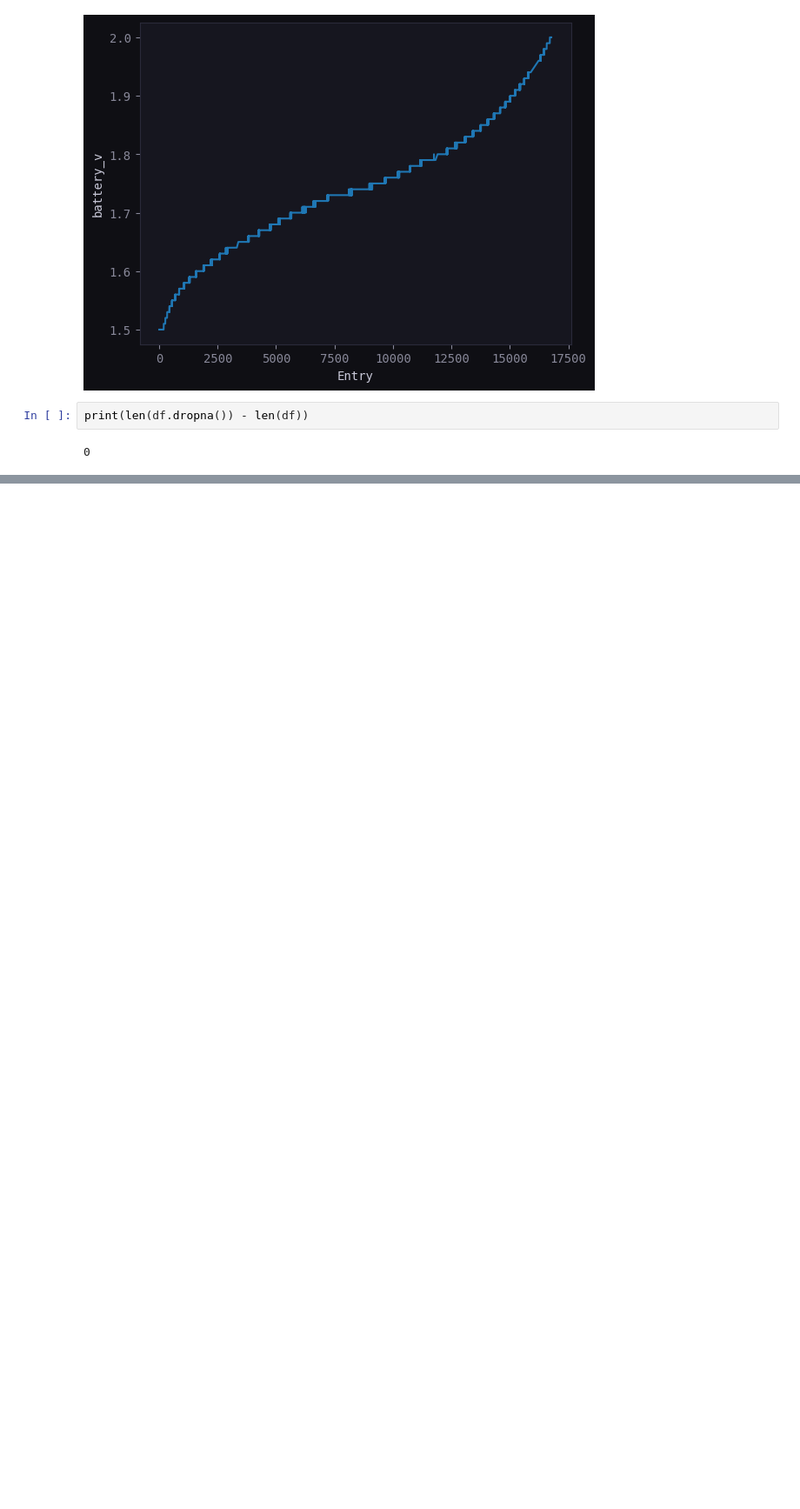
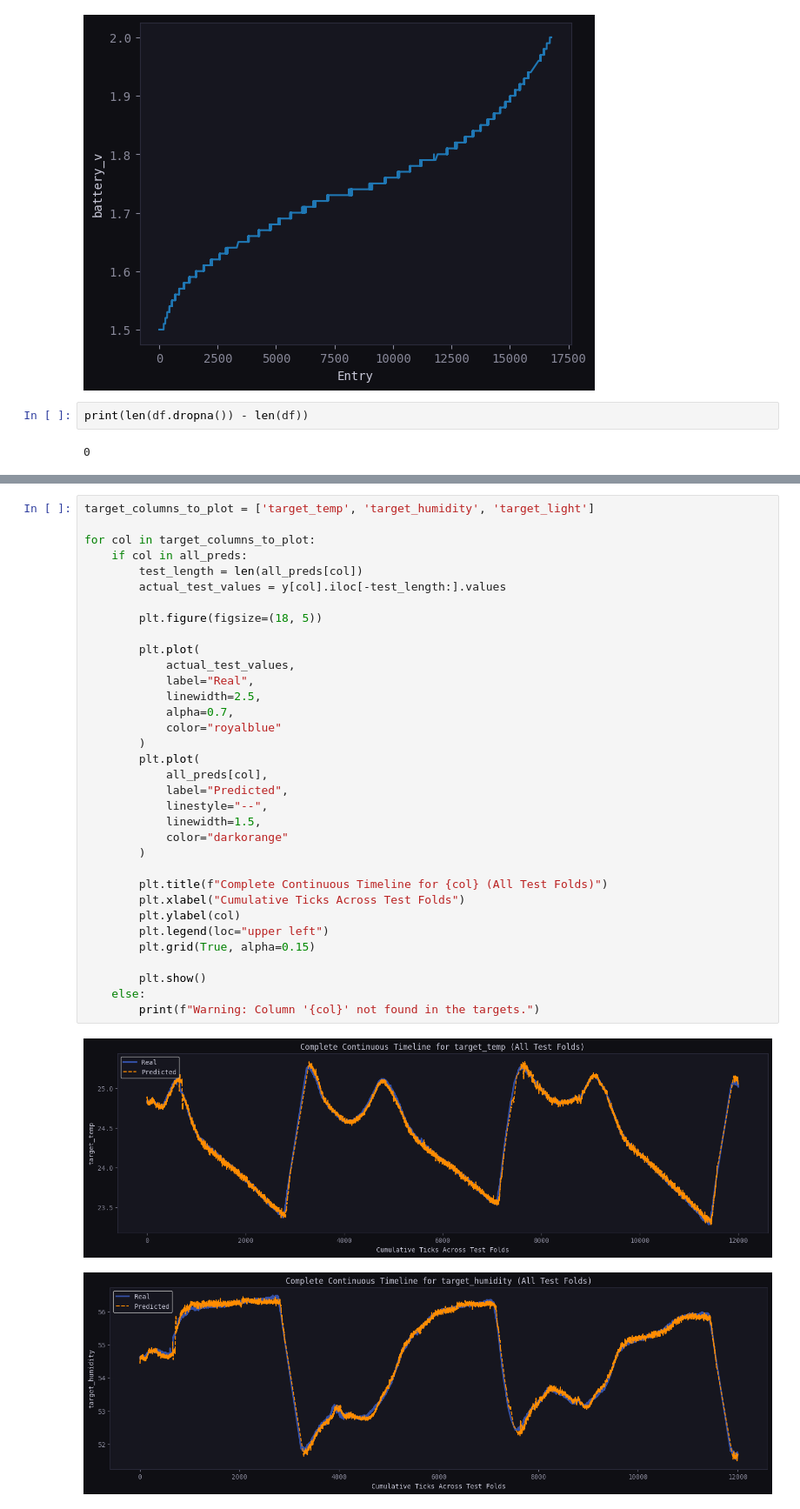
Before and after one commit to thonos-cpu/Temp_Hum_Prediction_Model, a Jupyter notebook: preproccess.ipynb, the cells around one changed output, grey strips where cells are left out. Shown at 87% size. Cells and saved outputs as stored; diff of their text form; blank space fills up the shorter version.

```diff
--- a/preproccess.ipynb
+++ b/preproccess.ipynb
@@ -1103,0 +1166,37 @@ for i, col in enumerate(y.columns):
+# %%
+target_columns_to_plot = ['target_temp', 'target_humidity', 'target_light']
+
+for col in target_columns_to_plot:
+    if col in all_preds:
+        test_length = len(all_preds[col])
+        actual_test_values = y[col].iloc[-test_length:].values
+
+        plt.figure(figsize=(18, 5))
+
+        plt.plot(
+            actual_test_values,
+            label="Real",
+            linewidth=2.5,
+            alpha=0.7,
+            color="royalblue"
+        )
+        plt.plot(
+            all_preds[col],
+            label="Predicted",
+            linestyle="--",
+            linewidth=1.5,
+            color="darkorange"
+        )
+
+        plt.title(f"Complete Continuous Timeline for {col} (All Test Folds)")
+        plt.xlabel("Cumulative Ticks Across Test Folds")
+        plt.ylabel(col)
+        plt.legend(loc="upper left")
+        plt.grid(True, alpha=0.15)
+
+        plt.show()
+    else:
+        print(f"Warning: Column '{col}' not found in the targets.")
+# %% [output]
+[figure, added]
+[figure, added]
```
Also changed, not shown: parts of 11 cells of this notebook, 1 other file.
